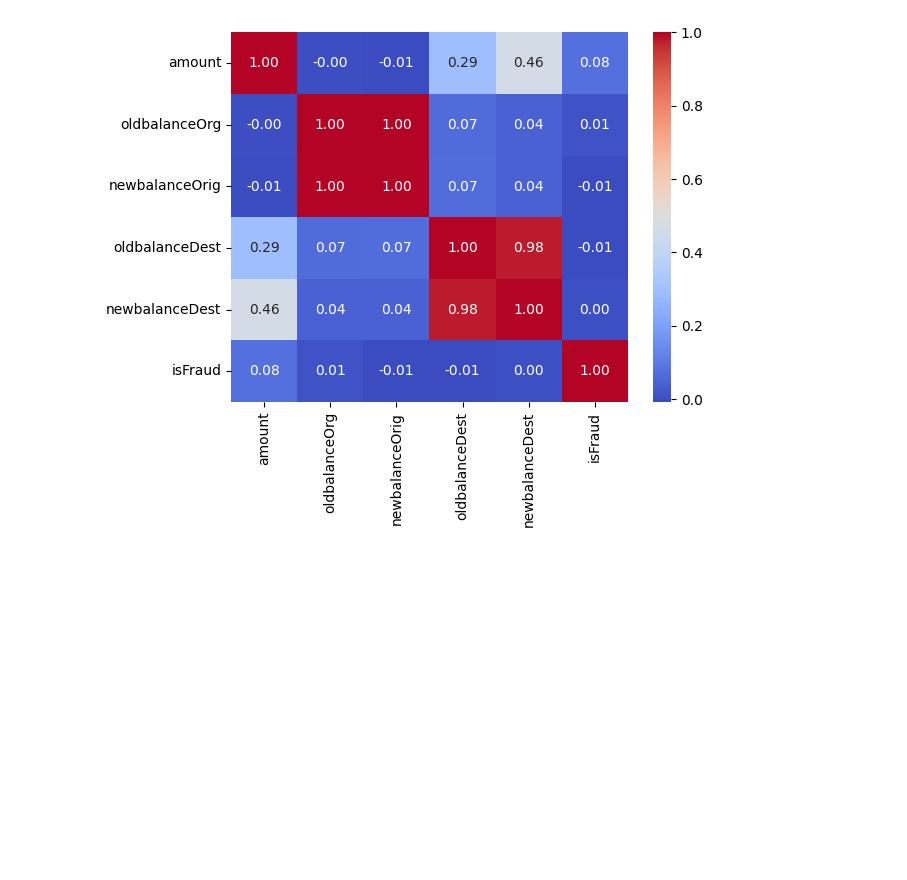
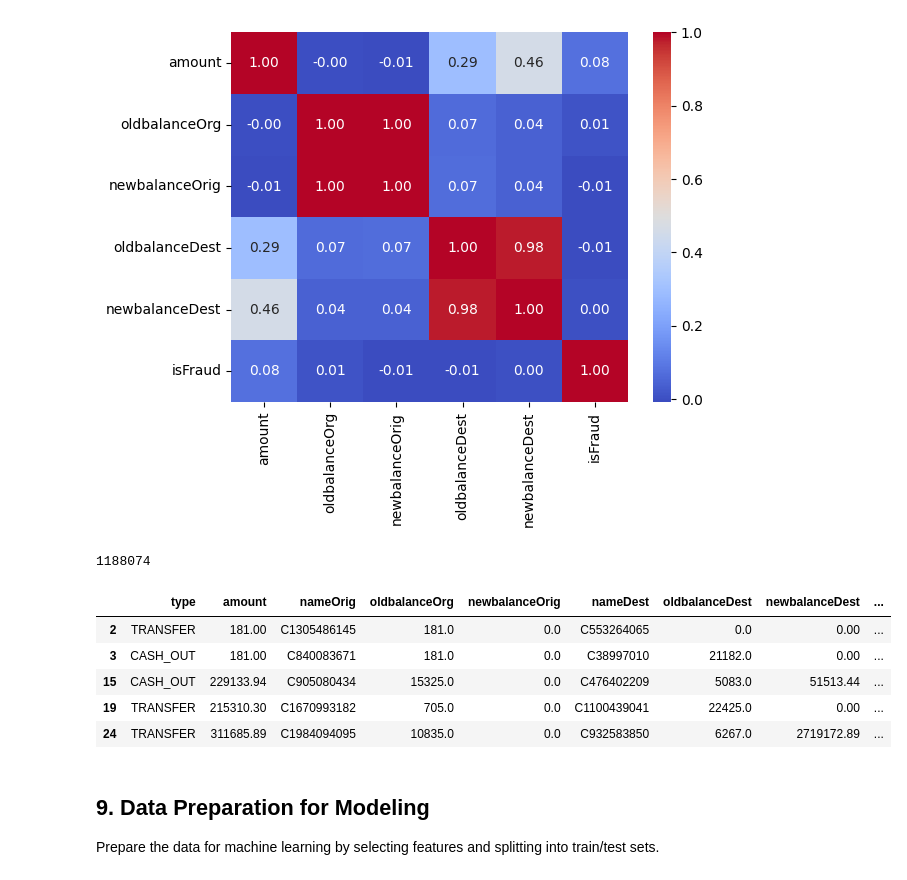
Before and after one commit to 0sinach1/fraud-detection-project, a Jupyter notebook: notebook.ipynb, the cells around one changed output. Drawn from its saved outputs; the diff is of its cells as text; code cells hidden in the pictures; blank space fills up the shorter version.

Commit message:
data preparation for modelling

```diff
--- a/notebook.ipynb
+++ b/notebook.ipynb
@@ -202,3 +202,25 @@ sns.heatmap(corr, annot=True, cmap='coolwarm', fmt='.2f')
 plt.show()
 # %% [output]
 [figure]
+# %%
+zero_after_transfer = df[
+    (df['oldbalanceOrg'] > 0) &
+    (df['newbalanceOrig'] == 0) &
+    (df['type'].isin(['TRANSFER', 'CASH_OUT']))
+]
+# %%
+len(zero_after_transfer)
+# %% [output]
+1188074
+# %%
+zero_after_transfer.head()
+# %% [output]
+|  | type | amount | nameOrig | oldbalanceOrg | newbalanceOrig | nameDest | oldbalanceDest | newbalanceDest | ... |
+| 2 | TRANSFER | 181.00 | C1305486145 | 181.0 | 0.0 | C553264065 | 0.0 | 0.00 | ... |
+| 3 | CASH_OUT | 181.00 | C840083671 | 181.0 | 0.0 | C38997010 | 21182.0 | 0.00 | ... |
+| 15 | CASH_OUT | 229133.94 | C905080434 | 15325.0 | 0.0 | C476402209 | 5083.0 | 51513.44 | ... |
+| 19 | TRANSFER | 215310.30 | C1670993182 | 705.0 | 0.0 | C1100439041 | 22425.0 | 0.00 | ... |
+| 24 | TRANSFER | 311685.89 | C1984094095 | 10835.0 | 0.0 | C932583850 | 6267.0 | 2719172.89 | ... |
+# %% [markdown]
+## 9. Data Preparation for Modeling
+Prepare the data for machine learning by selecting features and splitting into train/test sets.
```
Also changed, not shown: parts of 3 cells of this notebook.
